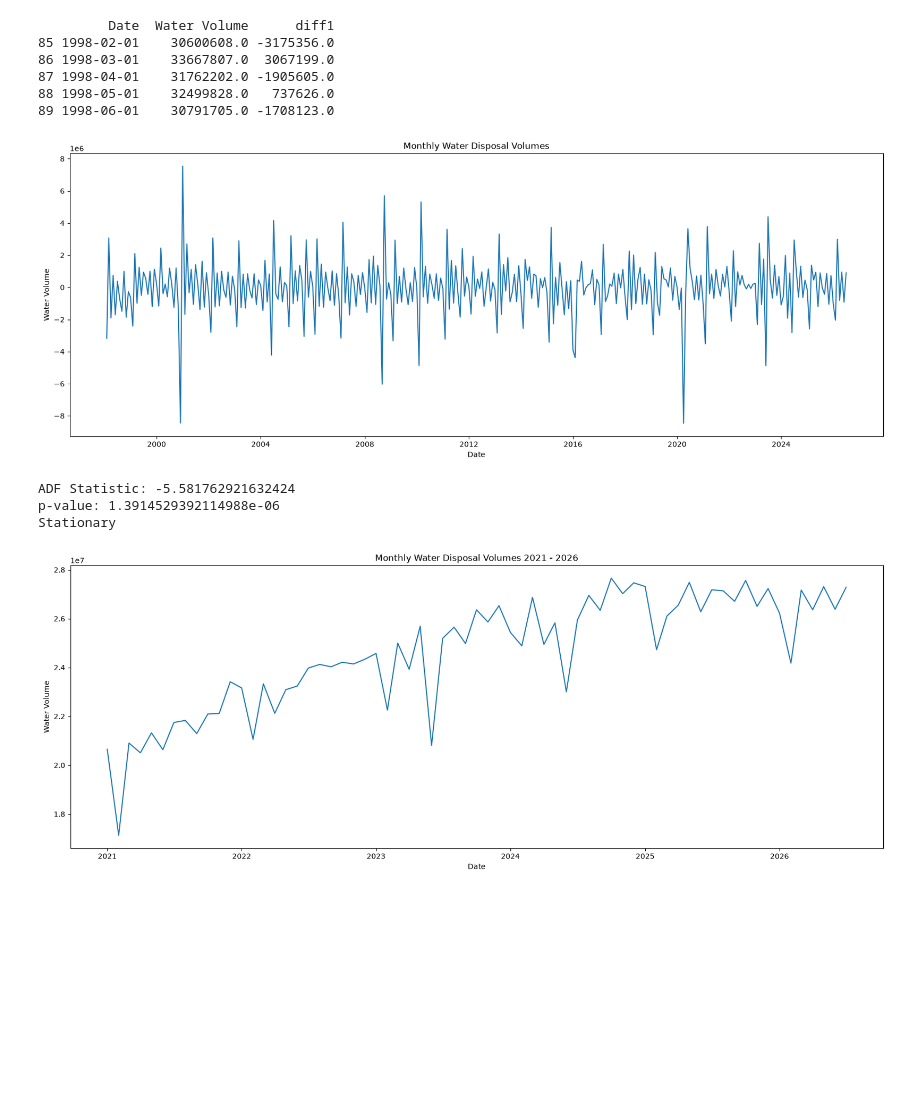
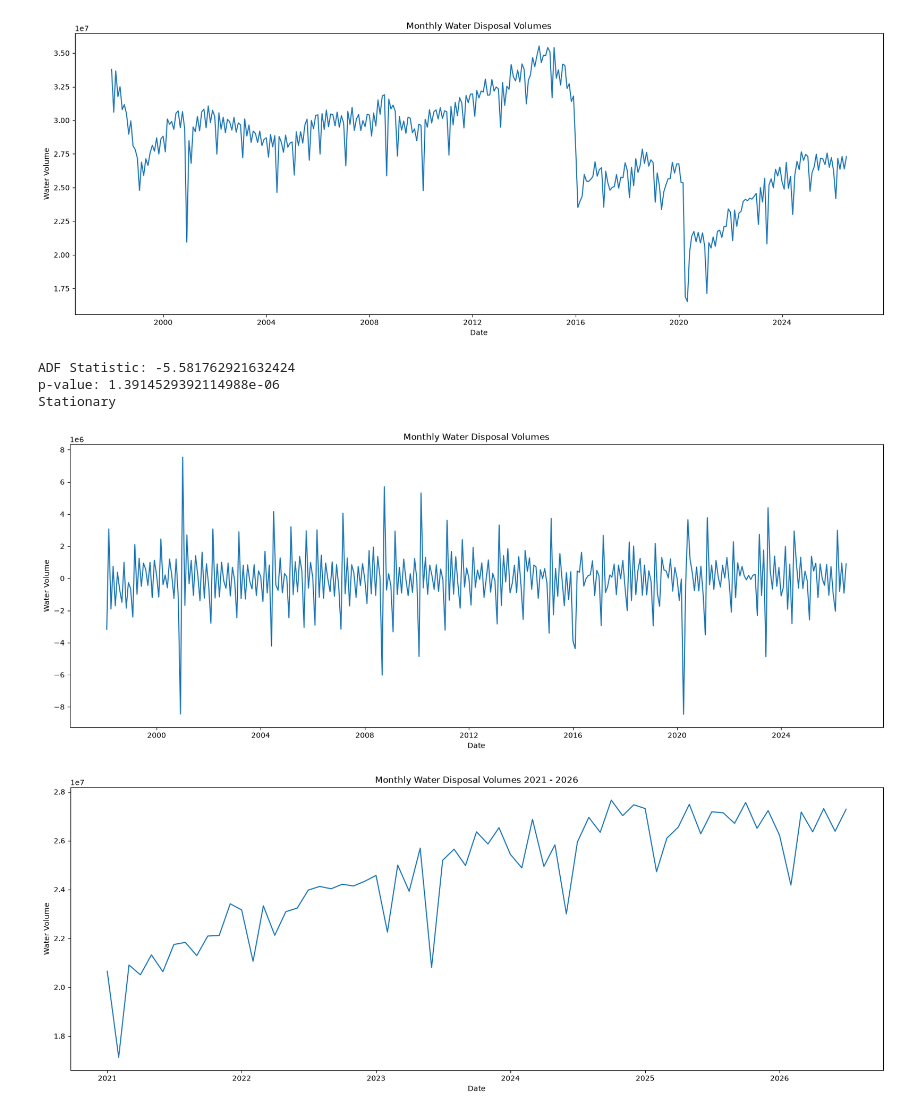
Before and after one commit to L0GN82/SARIMA, a Jupyter notebook: SARIMA.ipynb, the cells around one changed output. Saved outputs shown, nothing was run; the diff lists cells and outputs as text; code cells hidden in the pictures; blank space fills up the shorter version.

Commit message:
I finished the SARIMA model and wrote my report.

```diff
--- a/SARIMA.ipynb
+++ b/SARIMA.ipynb
@@ -17,6 +17,39 @@ import os
 #Adjusted R squared: 0.44347107937856467, p: 2, d: 1, q: 0, P:0, D: 0, Q:0
 #Adjusted R squared: 0.4690046805570315, p: 2, d: 1, q: 2, P:0, D: 0, Q:0
 #Adjusted R squared: 0.49150272513643223, p: 3, d: 1, q: 0, P:0, D: 0, Q:0
+# %%
+original_df = pd.read_excel(r"C:\Users\LoganFrideley\East Texas Salt Water Disposal Company\Finance - Documents\Water Disposal History.xlsx")
+
+monthly_water_vols = original_df[['Month/ Year', 'Total Disposed Water Volume']].copy()
+
+# Filter out all Na values for water volumes.
+monthly_water_vols = monthly_water_vols[~monthly_water_vols['Total Disposed Water Volume'].isna()]
+
+# Changing column names to 'Water Volume'
+monthly_water_vols['Water Volume'] = monthly_water_vols['Total Disposed Water Volume']
+
+# Changing column name to Date and also making the type datetime64
+monthly_water_vols['Date'] = monthly_water_vols['Month/ Year']
+monthly_water_vols['Date'] = pd.to_datetime(monthly_water_vols['Date'])
+
+# Dropping the old columns
+monthly_water_vols = monthly_water_vols.drop(columns = ['Total Disposed Water Volume', 'Month/ Year'])
+# Changing the order of the columns
+monthly_water_vols = monthly_water_vols.loc[:, ['Date', 'Water Volume']]
+
+
+# Data is clean from the SARIMA script, I must figure out how to plot this data.
+
+fig, ax = plt.subplots(figsize=(20,7))
+
+ax.plot(monthly_water_vols['Date'], monthly_water_vols['Water Volume'], label = 'Water Disposal Volume')
+ax.set_title('Monthly Water Disposal Volumes')
+ax.set_xlabel('Date')
+ax.set_ylabel('Water Volume')
+fig.savefig("Monthly Water Volumes")
+plt.show()
+# %% [output]
+[figure, added]
 # %%
 
 
@@ -42,8 +75,16 @@ monthly_water_vols = monthly_water_vols.loc[:, ['Date', 'Water Volume']]
 #Differenced the data by 1 and the set is stationary.
 monthly_water_vols['diff1'] = monthly_water_vols['Water Volume'].diff(1)
 cleaned = monthly_water_vols.dropna()
-print(cleaned.head())
 
+
+def check_stationarity(timeseries):
+    result = adfuller(timeseries, autolag = 'AIC')
+    p_value = result[1]
+    print(f'ADF Statistic: {result[0]}')
+    print(f'p-value: {p_value}')
+    print('Stationary' if p_value < 0.05 else 'Non-stationary')
+
+check_stationarity(cleaned['diff1'])
 # Data is clean from the SARIMA script, I must figure out how to plot this data.
 
 fig, ax = plt.subplots(figsize=(20,7))
@@ -54,26 +95,11 @@ ax.set_xlabel('Date')
 ax.set_ylabel('Water Volume')
 fig.savefig("Monthly Water Volumes")
 plt.show()
-
-def check_stationarity(timeseries):
-    result = adfuller(timeseries, autolag = 'AIC')
-    p_value = result[1]
-    print(f'ADF Statistic: {result[0]}')
-    print(f'p-value: {p_value}')
-    print('Stationary' if p_value < 0.05 else 'Non-stationary')
-
-check_stationarity(cleaned['diff1'])
 # %% [output]
-         Date  Water Volume      diff1
-85 1998-02-01    30600608.0 -3175356.0
-86 1998-03-01    33667807.0  3067199.0
-87 1998-04-01    31762202.0 -1905605.0
-88 1998-05-01    32499828.0   737626.0
-89 1998-06-01    30791705.0 -1708123.0
+ADF Statistic: -5.581762921632424
+p-value: 1.3914529392114988e-06
+Stationary
 [figure]
-ADF Statistic: -5.581762921632424
-p-value: 1.3914529392114988e-06
-Stationary
 # %%
 
 
```
Also changed, not shown: 8 other files.
